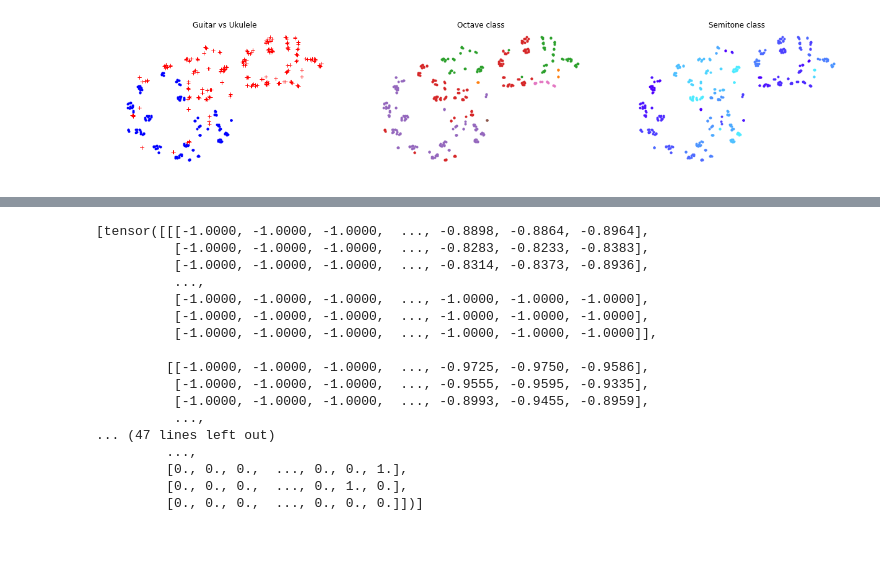
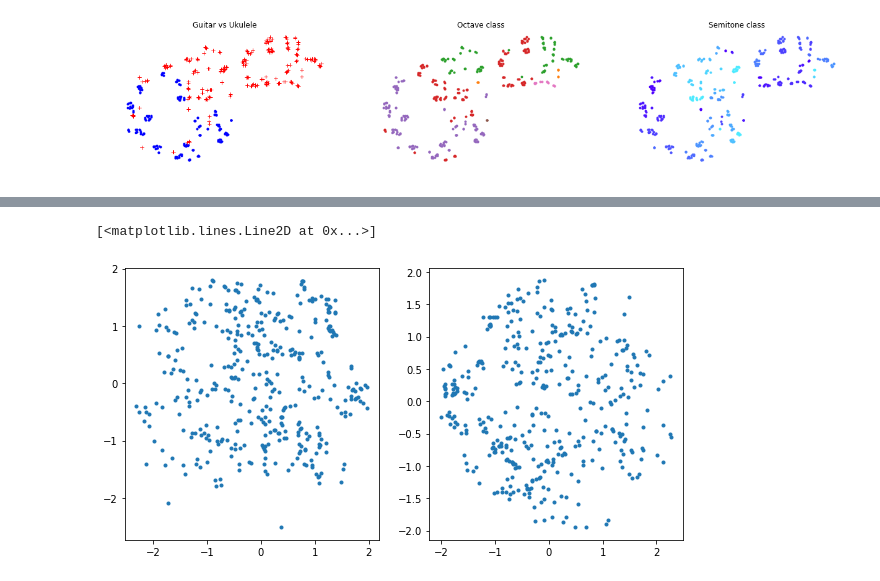
Before and after one commit to nebularnoise/serge, a Jupyter notebook: src/espace_latent_model_uku_guitare.ipynb, the cells around one changed output, grey strips where cells are left out. Drawn from its saved outputs; the diff is of its cells as text; code cells hidden in the pictures; blank space fills up the shorter version.

```diff
--- a/src/espace_latent_model_uku_guitare.ipynb
+++ b/src/espace_latent_model_uku_guitare.ipynb
@@ -70,20 +55,12 @@ plt.plot(1,2, 'o', color=(1,.5,.5))
-# %%
-data
-# %% [output]
-[tensor([[[-1.0000, -1.0000, -1.0000,  ..., -0.8898, -0.8864, -0.8964],
-          [-1.0000, -1.0000, -1.0000,  ..., -0.8283, -0.8233, -0.8383],
-          [-1.0000, -1.0000, -1.0000,  ..., -0.8314, -0.8373, -0.8936],
-          ...,
-          [-1.0000, -1.0000, -1.0000,  ..., -1.0000, -1.0000, -1.0000],
-          [-1.0000, -1.0000, -1.0000,  ..., -1.0000, -1.0000, -1.0000],
-          [-1.0000, -1.0000, -1.0000,  ..., -1.0000, -1.0000, -1.0000]],
-
-         [[-1.0000, -1.0000, -1.0000,  ..., -0.9725, -0.9750, -0.9586],
-          [-1.0000, -1.0000, -1.0000,  ..., -0.9555, -0.9595, -0.9335],
-          [-1.0000, -1.0000, -1.0000,  ..., -0.8993, -0.9455, -0.8959],
-          ...,
-... (47 lines left out)
-         ...,
-         [0., 0., 0.,  ..., 0., 0., 1.],
-         [0., 0., 0.,  ..., 0., 1., 0.],
-         [0., 0., 0.,  ..., 0., 0., 0.]])]
+# %%
+z_ = z.detach().cpu().numpy()
+z_.shape
+
+plt.figure(figsize=(10,5))
+plt.subplot(121)
+plt.plot(z_[:,0], z_[:,1], ".")
+plt.subplot(122)
+plt.plot(z_[:,2], z_[:,3], ".")
+# %% [output]
+[<matplotlib.lines.Line2D at 0x...>]
+[figure, added]
```
Also changed, not shown: parts of 3 cells of this notebook, 2 other files.
